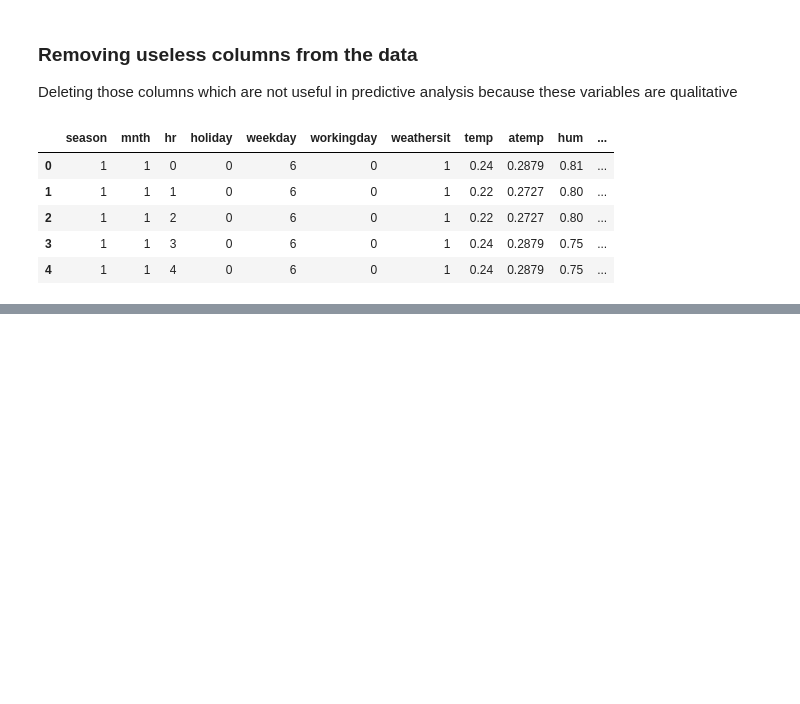
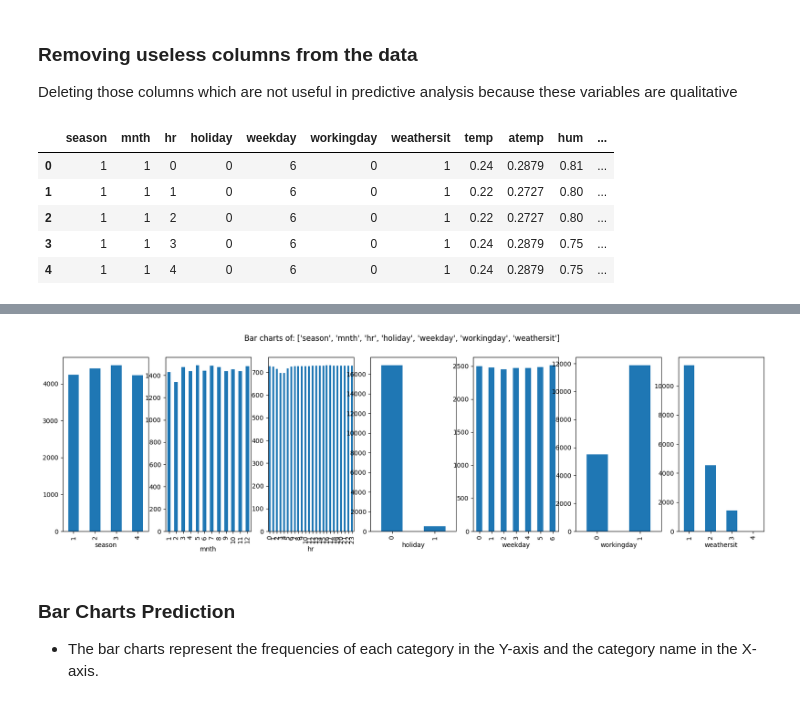
Before and after one commit to anish3565/Case_Studies, a Jupyter notebook: Regression/2. BikeRentalDemandPrediction.ipynb, the cells around one changed output, grey strips where cells are left out. Saved outputs shown, nothing was run; the diff lists cells and outputs as text; code cells hidden in the pictures; blank space fills up the shorter version.

Commit message:
Changes Bike Rental Demand Prediction notebook

```diff
--- a/Regression/2. BikeRentalDemandPrediction.ipynb
+++ b/Regression/2. BikeRentalDemandPrediction.ipynb
@@ -248,0 +263,22 @@ BikeRentalData.head()
+# %%
+# Defining function to plot multiple bar charts at once for Categorical Variables
+
+def PlotBarCharts(inpData, colsToPlot):
+    %matplotlib inline
+    import matplotlib.pyplot as plt
+
+    # Generating multiple subplots
+    fig, subPlot=plt.subplots(nrows=1, ncols=len(colsToPlot), figsize=(20,5))
+
+    fig.suptitle('Bar charts of: ' + str(colsToPlot))
+
+    for colName, plotNumber in zip(colsToPlot, range(len(colsToPlot))):
+        inpData.groupby(colName).size().plot(kind='bar', ax=subPlot[plotNumber])
+# %%
+PlotBarCharts(inpData=BikeRentalData, colsToPlot=['season', 'mnth', 'hr', 'holiday', 'weekday', 'workingday', 'weathersit'])
+# %% [output]
+[figure, added]
+# %% [markdown]
+### **Bar Charts Prediction**
+
+- The bar charts represent the frequencies of each category in the Y-axis and the category name in the X-axis.
```
Also changed, not shown: parts of 3 cells of this notebook.
